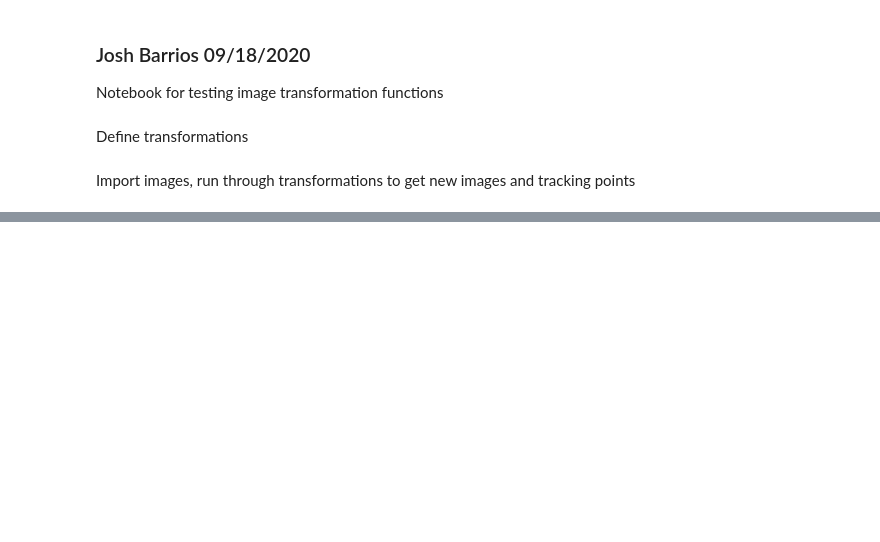
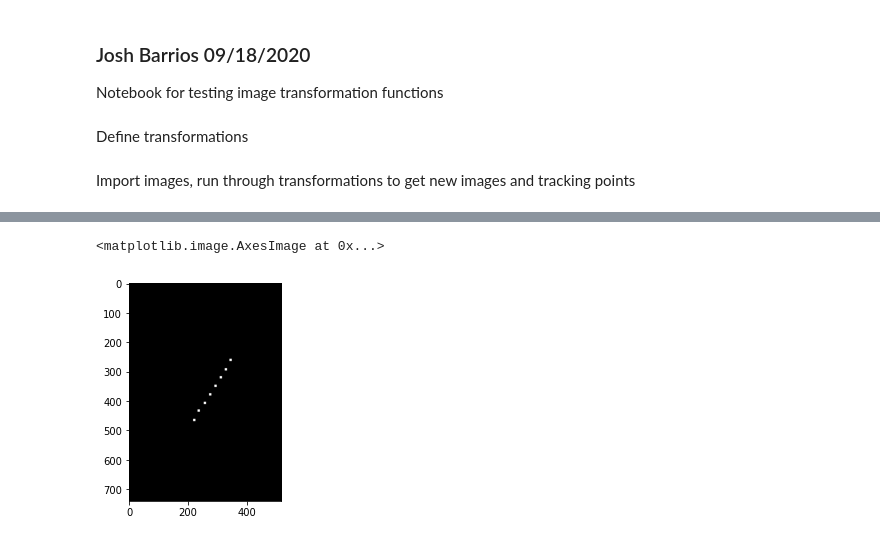
Before and after one commit to JoshBarrios/DeepBLU-Z, a Jupyter notebook: notebooks/test_transformation.ipynb, the cells around one changed output, grey strips where cells are left out. Drawn from its saved outputs; the diff is of its cells as text; code cells hidden in the pictures; blank space fills up the shorter version.

Commit message:
fix bug in transformation function

```diff
--- a/notebooks/test_transformation.ipynb
+++ b/notebooks/test_transformation.ipynb
@@ -64,22 +66,3 @@ def transform_input(im, pts, angle, new_height, new_width):
     return new_im, new_pts
 # %% [markdown]
 Import images, run through transformations to get new images and tracking points
-# %%
-# Import database of images
-import h5py
-# hdf_path = '../data/training_data/images_ds.h5'
-hdf_path = '../data/training_data/images_ds.h5'
-hdf_file = h5py.File(hdf_path, 'r')
-for gname, group in hdf_file.items():
-    for dname, ds in group.items():
-        images = ds
-
-# unlabeled_indices = np.linspace(0, 499, 500, dtype=int)
-unlabeled_indices = np.linspace(0, 60000-1, 60000, dtype=int)
-
-import random
-image_indices = random.sample(list(unlabeled_indices), 9)
-image_indices.sort()
-
-
-# transform images
@@ -88,9 +68,0 @@ Display images before and after marking
-# %%
-import matplotlib.pyplot as plt
-from skimage.util import montage
-
-images = images[image_indices[:], :, :]
-images = np.transpose(images, (0, 2, 1))
-
-plt.rcParams["figure.figsize"] = (10,20)
-plt.imshow(montage(images), cmap='gray')
@@ -99,0 +208,8 @@ plt.imshow(montage(images), cmap='gray')
+# %%
+for ind in range(trck_pts.shape[0]):
+    pt = trck_pts[ind, :]
+    new_ims[np.int(pt[0]) - 4:np.int(pt[0]) + 4, np.int(pt[1]) - 4:np.int(pt[1]) + 4] = 255
+plt.imshow(new_ims, cmap='gray')
+# %% [output]
+<matplotlib.image.AxesImage at 0x...>
+[figure, added]
```
Also changed, not shown: parts of 4 cells of this notebook, 2 other files.
